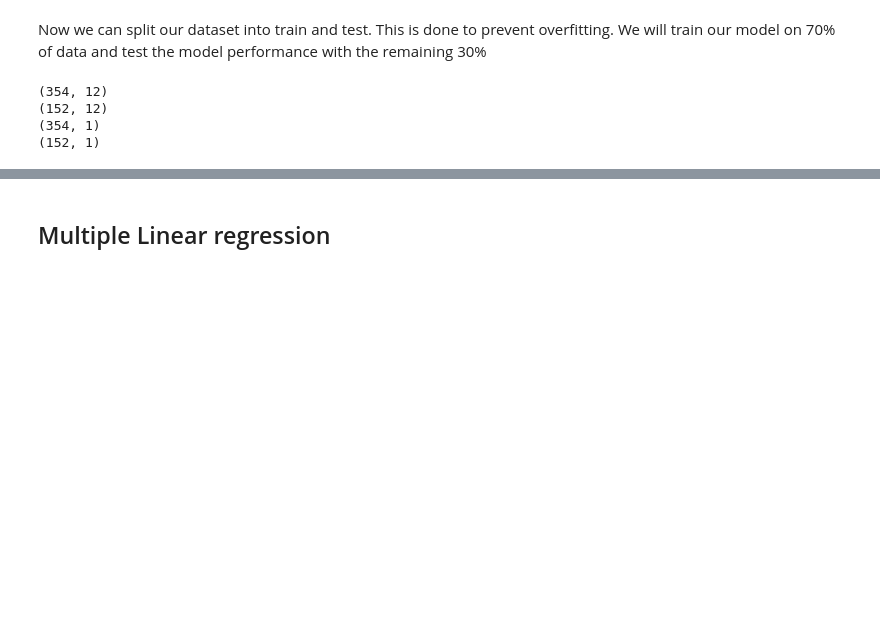
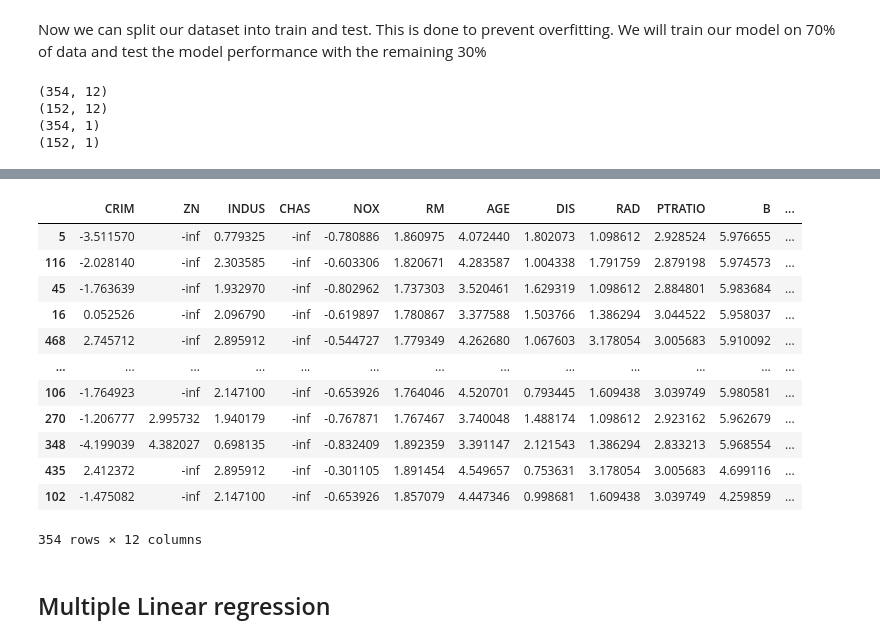
Before and after one commit to IvanaKocanova/Data_Science_Projects, a Jupyter notebook: House_price_prediction_Linear_regression.ipynb, the cells around one changed output, grey strips where cells are left out. Saved outputs shown, nothing was run; the diff lists cells and outputs as text; code cells hidden in the pictures; blank space fills up the shorter version.

```diff
--- a/House_price_prediction_Linear_regression.ipynb
+++ b/House_price_prediction_Linear_regression.ipynb
@@ -188,3 +253,19 @@ print(y_test.shape)
+# %%
+log
+# %% [output]
+|  | CRIM | ZN | INDUS | CHAS | NOX | RM | AGE | DIS | RAD | PTRATIO | B | ... |
+| 5 | -3.511570 | -inf | 0.779325 | -inf | -0.780886 | 1.860975 | 4.072440 | 1.802073 | 1.098612 | 2.928524 | 5.976655 | ... |
+| 116 | -2.028140 | -inf | 2.303585 | -inf | -0.603306 | 1.820671 | 4.283587 | 1.004338 | 1.791759 | 2.879198 | 5.974573 | ... |
+| 45 | -1.763639 | -inf | 1.932970 | -inf | -0.802962 | 1.737303 | 3.520461 | 1.629319 | 1.098612 | 2.884801 | 5.983684 | ... |
+| 16 | 0.052526 | -inf | 2.096790 | -inf | -0.619897 | 1.780867 | 3.377588 | 1.503766 | 1.386294 | 3.044522 | 5.958037 | ... |
+| 468 | 2.745712 | -inf | 2.895912 | -inf | -0.544727 | 1.779349 | 4.262680 | 1.067603 | 3.178054 | 3.005683 | 5.910092 | ... |
+| ... | ... | ... | ... | ... | ... | ... | ... | ... | ... | ... | ... | ... |
+| 106 | -1.764923 | -inf | 2.147100 | -inf | -0.653926 | 1.764046 | 4.520701 | 0.793445 | 1.609438 | 3.039749 | 5.980581 | ... |
+| 270 | -1.206777 | 2.995732 | 1.940179 | -inf | -0.767871 | 1.767467 | 3.740048 | 1.488174 | 1.098612 | 2.923162 | 5.962679 | ... |
+| 348 | -4.199039 | 4.382027 | 0.698135 | -inf | -0.832409 | 1.892359 | 3.391147 | 2.121543 | 1.386294 | 2.833213 | 5.968554 | ... |
+| 435 | 2.412372 | -inf | 2.895912 | -inf | -0.301105 | 1.891454 | 4.549657 | 0.753631 | 3.178054 | 3.005683 | 4.699116 | ... |
+| 102 | -1.475082 | -inf | 2.147100 | -inf | -0.653926 | 1.857079 | 4.447346 | 0.998681 | 1.609438 | 3.039749 | 4.259859 | ... |
+354 rows × 12 columns
 # %% [markdown]
 ## Multiple Linear regression
 # %%
```
Also changed, not shown: parts of 7 cells of this notebook.
